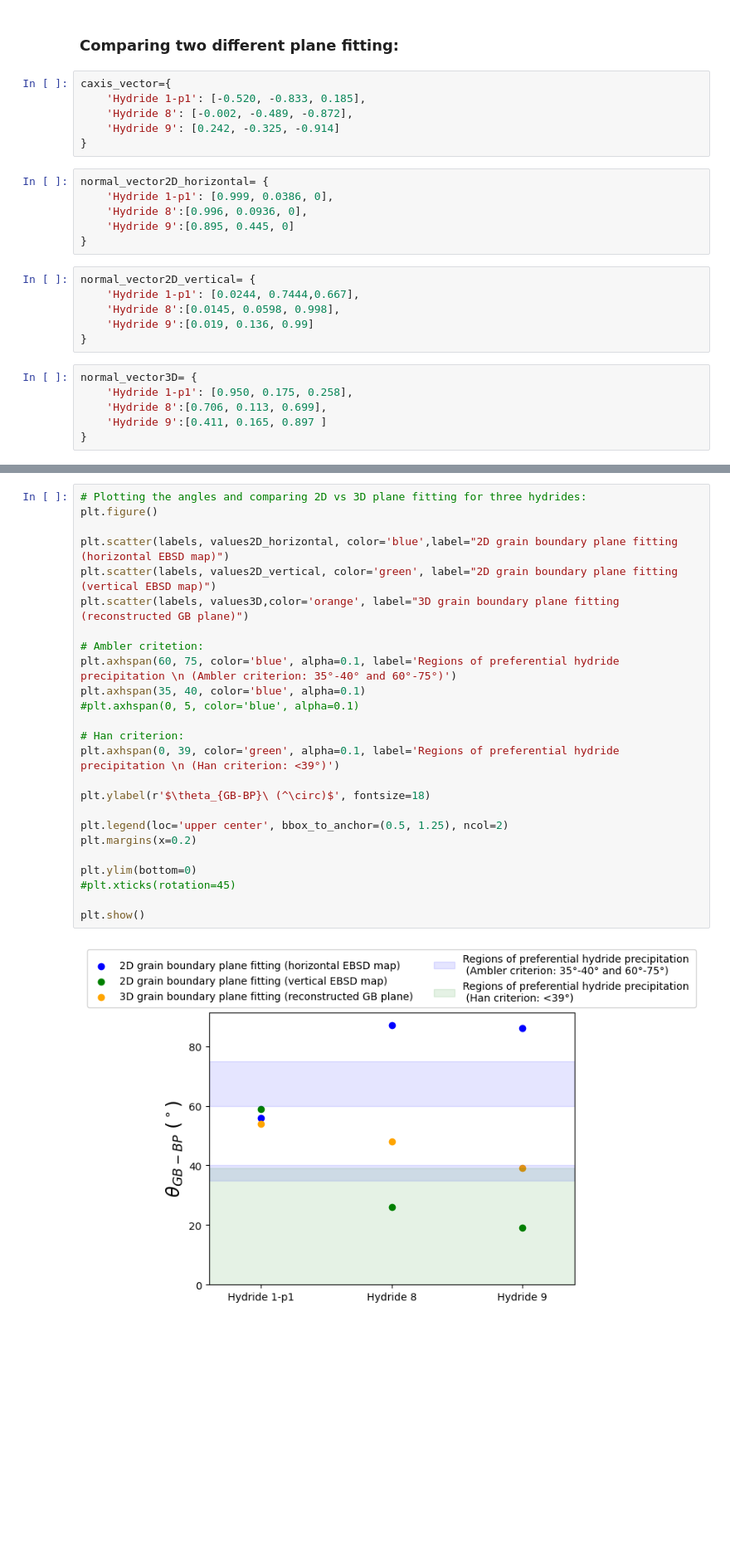
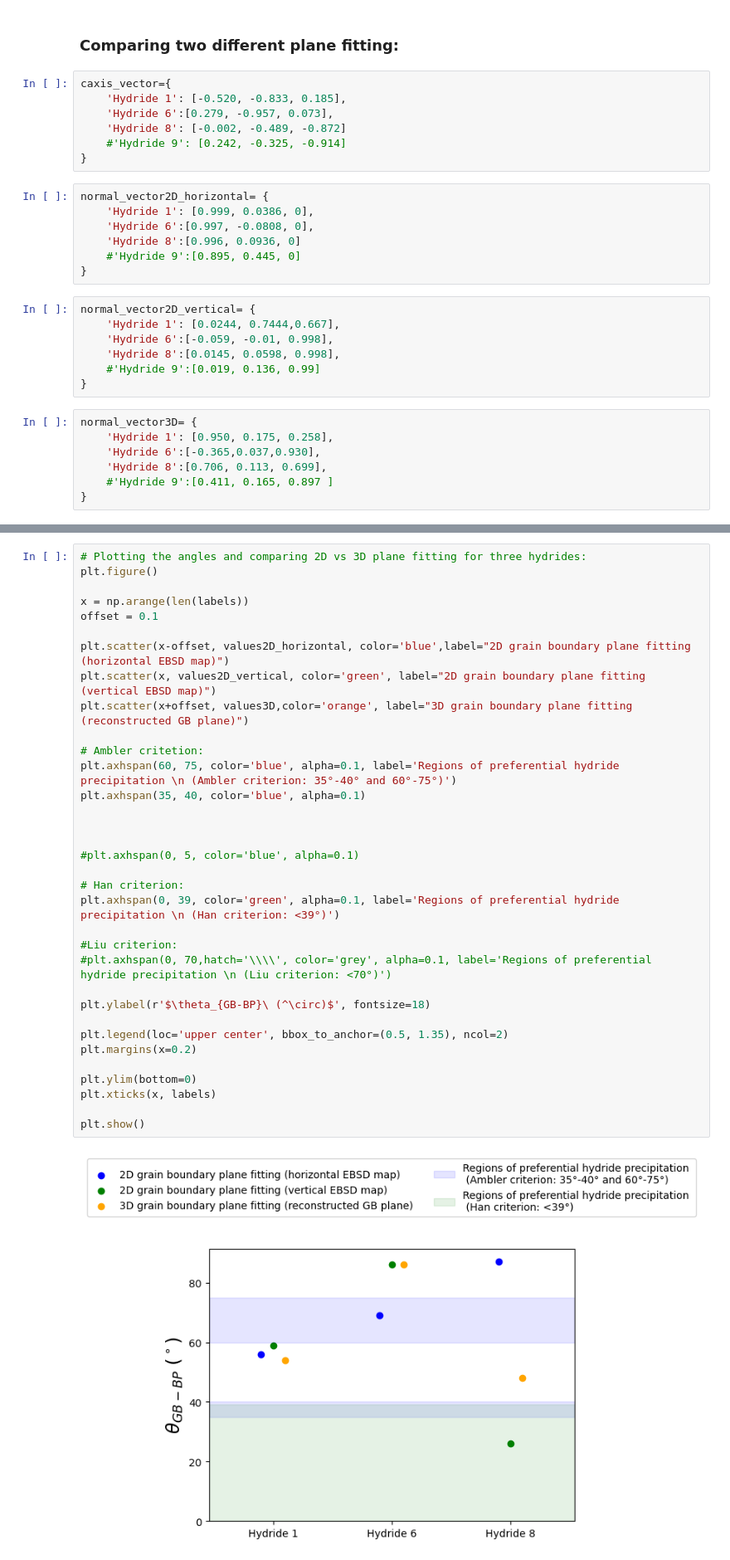
Before and after one commit to zr-midas/3D_characterisation_Zircaloy4, a Jupyter notebook: 3D_charaterisation/Basal_GB_angles/Basal_GB_angles_2D_vs_3D.ipynb, the cells around one changed output, grey strips where cells are left out. Shown at 83% size. Saved outputs shown, nothing was run; the diff lists cells and outputs as text; blank space fills up the shorter version.

Commit message:
add 2D fitting data and plot with 3 examples

```diff
--- a/3D_charaterisation/Basal_GB_angles/Basal_GB_angles_2D_vs_3D.ipynb
+++ b/3D_charaterisation/Basal_GB_angles/Basal_GB_angles_2D_vs_3D.ipynb
@@ -131,27 +131,31 @@ plt.show()
 ### Comparing two different plane fitting:
 # %%
 caxis_vector={
-    'Hydride 1-p1': [-0.520, -0.833, 0.185],
-    'Hydride 8': [-0.002, -0.489, -0.872],
-    'Hydride 9': [0.242, -0.325, -0.914]
+    'Hydride 1': [-0.520, -0.833, 0.185],
+    'Hydride 6':[0.279, -0.957, 0.073],
+    'Hydride 8': [-0.002, -0.489, -0.872]
+    #'Hydride 9': [0.242, -0.325, -0.914]
 }
 # %%
 normal_vector2D_horizontal= {
-    'Hydride 1-p1': [0.999, 0.0386, 0],
-    'Hydride 8':[0.996, 0.0936, 0],
-    'Hydride 9':[0.895, 0.445, 0]
+    'Hydride 1': [0.999, 0.0386, 0],
+    'Hydride 6':[0.997, -0.0808, 0],
+    'Hydride 8':[0.996, 0.0936, 0]
+    #'Hydride 9':[0.895, 0.445, 0]
 }
 # %%
 normal_vector2D_vertical= {
-    'Hydride 1-p1': [0.0244, 0.7444,0.667],
+    'Hydride 1': [0.0244, 0.7444,0.667],
+    'Hydride 6':[-0.059, -0.01, 0.998],
     'Hydride 8':[0.0145, 0.0598, 0.998],
-    'Hydride 9':[0.019, 0.136, 0.99]
+    #'Hydride 9':[0.019, 0.136, 0.99]
 }
 # %%
 normal_vector3D= {
-    'Hydride 1-p1': [0.950, 0.175, 0.258],
+    'Hydride 1': [0.950, 0.175, 0.258],
+    'Hydride 6':[-0.365,0.037,0.930],
     'Hydride 8':[0.706, 0.113, 0.699],
-    'Hydride 9':[0.411, 0.165, 0.897 ]
+    #'Hydride 9':[0.411, 0.165, 0.897 ]
 }
 # %%
 # Calculate angle between c-axis vector and normal vector to GBs from 2D and 3D plane fitting:
@@ -173,27 +177,36 @@ values3D = list(angles_OR3D.values())
 # %%
 # Plotting the angles and comparing 2D vs 3D plane fitting for three hydrides:
 plt.figure()
 
-plt.scatter(labels, values2D_horizontal, color='blue',label="2D grain boundary plane fitting (horizontal EBSD map)")
-plt.scatter(labels, values2D_vertical, color='green', label="2D grain boundary plane fitting (vertical EBSD map)")
-plt.scatter(labels, values3D,color='orange', label="3D grain boundary plane fitting (reconstructed GB plane)")
+x = np.arange(len(labels))
+offset = 0.1
+
+plt.scatter(x-offset, values2D_horizontal, color='blue',label="2D grain boundary plane fitting (horizontal EBSD map)")
+plt.scatter(x, values2D_vertical, color='green', label="2D grain boundary plane fitting (vertical EBSD map)")
+plt.scatter(x+offset, values3D,color='orange', label="3D grain boundary plane fitting (reconstructed GB plane)")
 
 # Ambler critetion:
 plt.axhspan(60, 75, color='blue', alpha=0.1, label='Regions of preferential hydride precipitation \n (Ambler criterion: 35°-40° and 60°-75°)')
 plt.axhspan(35, 40, color='blue', alpha=0.1)
+
+
+
 #plt.axhspan(0, 5, color='blue', alpha=0.1)
 
 # Han criterion:
 plt.axhspan(0, 39, color='green', alpha=0.1, label='Regions of preferential hydride precipitation \n (Han criterion: <39°)')
 
+#Liu criterion:
+#plt.axhspan(0, 70,hatch='\\\\', color='grey', alpha=0.1, label='Regions of preferential hydride precipitation \n (Liu criterion: <70°)')
+
 plt.ylabel(r'$\theta_{GB-BP}\ (^\circ)$', fontsize=18)
 
-plt.legend(loc='upper center', bbox_to_anchor=(0.5, 1.25), ncol=2)
+plt.legend(loc='upper center', bbox_to_anchor=(0.5, 1.35), ncol=2)
 plt.margins(x=0.2)
 
 plt.ylim(bottom=0)
-#plt.xticks(rotation=45)
+plt.xticks(x, labels)
 
 plt.show()
 # %% [output]
-[figure, old version]
+[figure, new version]
```
